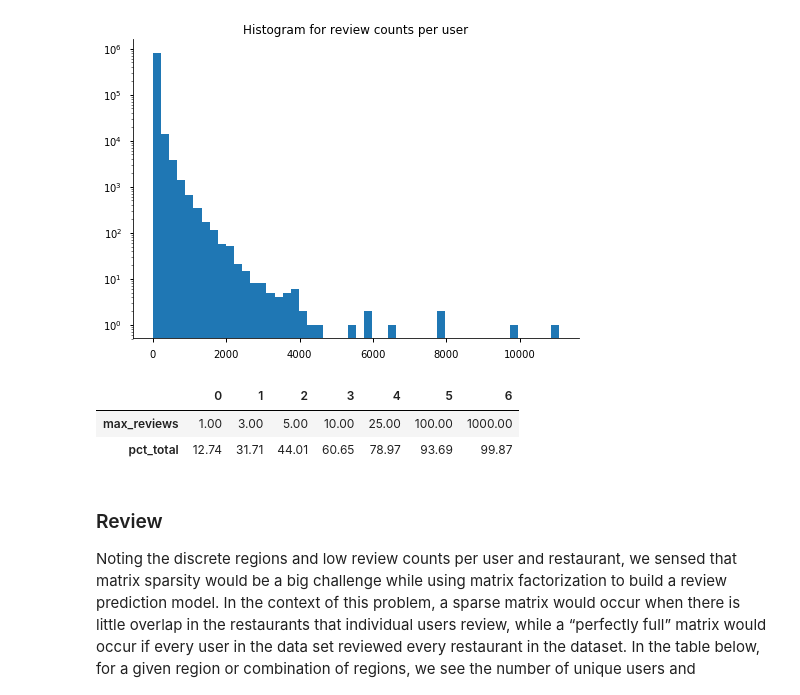
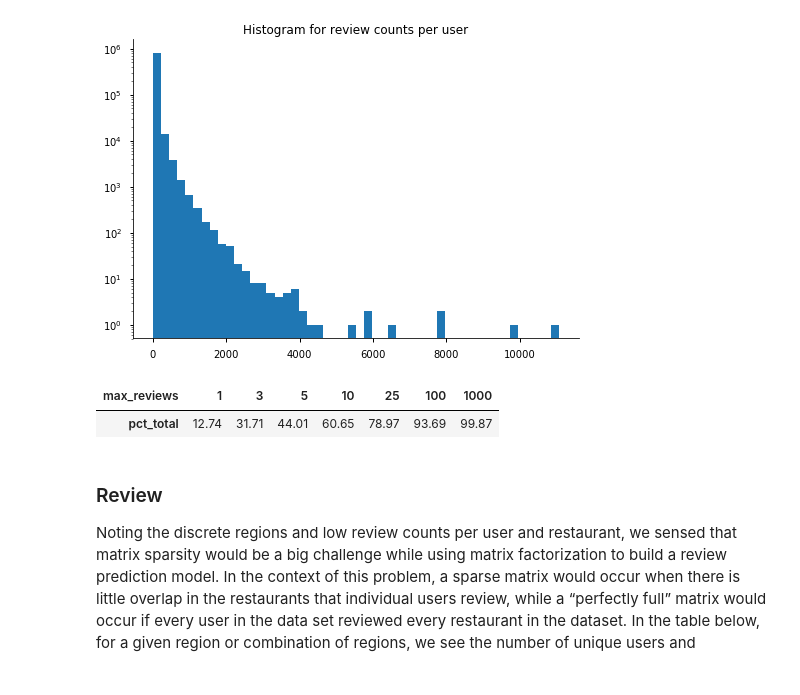
Before and after one commit to sachinsridhar/Restaurant-Recommendation-System, a Jupyter notebook: notebooks/EDA.ipynb, the cells around one changed output. Drawn from its saved outputs; the diff is of its cells as text; code cells hidden in the pictures.

```diff
--- a/notebooks/EDA.ipynb
+++ b/notebooks/EDA.ipynb
@@ -58,10 +59,9 @@ sns.despine();
 # %%
 thresh = [1,3,5,10,25,100,1000]
 prop = [np.round(np.mean(usr.review_count<=i)*100,2) for i in thresh]
-pd.DataFrame(dict(max_reviews = thresh, pct_total = prop)).transpose()
+pd.DataFrame(dict(pct_total = prop), index = thresh).transpose().rename_axis("max_reviews", axis=1)
 # %% [output]
-|  | 0 | 1 | 2 | 3 | 4 | 5 | 6 |
-| max_reviews | 1.00 | 3.00 | 5.00 | 10.00 | 25.00 | 100.00 | 1000.00 |
+| max_reviews | 1 | 3 | 5 | 10 | 25 | 100 | 1000 |
 | pct_total | 12.74 | 31.71 | 44.01 | 60.65 | 78.97 | 93.69 | 99.87 |
 # %% [markdown]
 ### Review
```
Also changed, not shown: parts of 5 cells of this notebook, 1 other file.
